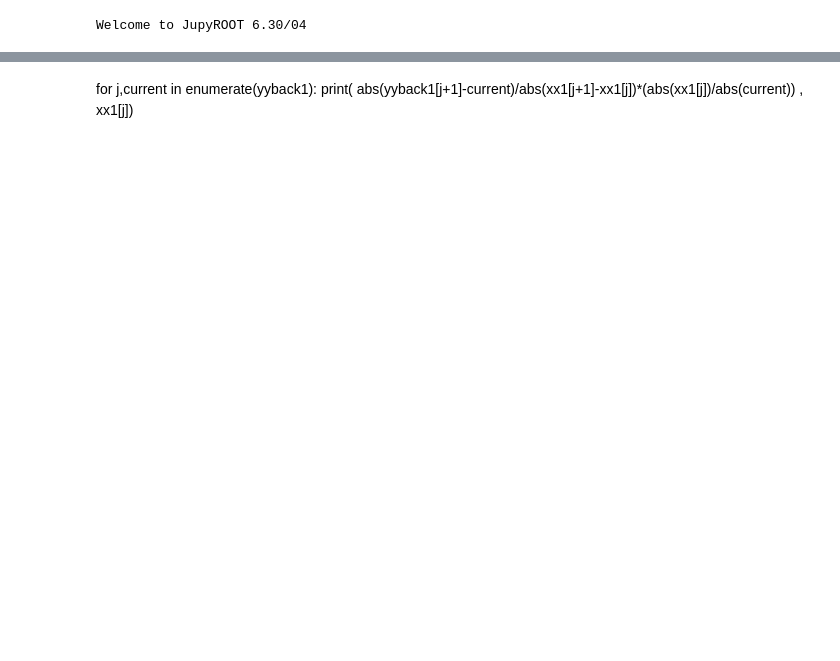
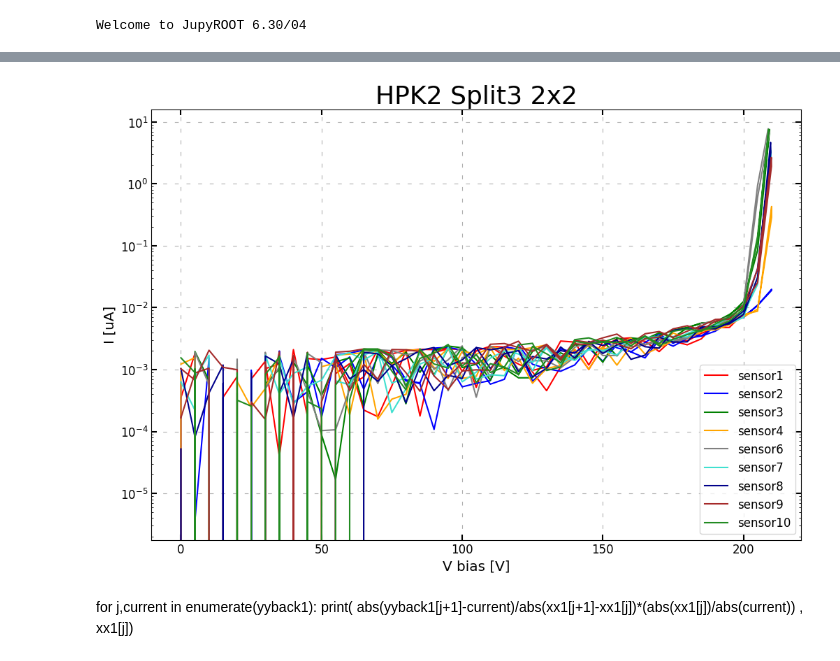
Before and after one commit to icosivi/Torino_ETL_QAQC, a Jupyter notebook: IV_plot.ipynb, the cells around one changed output, grey strips where cells are left out. Saved outputs shown, nothing was run; the diff lists cells and outputs as text; code cells hidden in the pictures; blank space fills up the shorter version.

Commit message:
Add plot_IV, add variables

```diff
--- a/IV_plot.ipynb
+++ b/IV_plot.ipynb
@@ -254,3 +34,71 @@ plt.show()
+# %%
+plt.figure( figsize = (12,8))
+plt.axes
+pippo=170
+
+# Load data
+data1 = pd.read_csv('/Users/icosivi/Desktop/2x2_TED_April2023/IV-W36-2x2-1.txt',delimiter='\t', nrows=pippo,skiprows=115)
+data2 = pd.read_csv('/Users/icosivi/Desktop/2x2_TED_April2023/IV-W36-2x2-2.txt',delimiter='\t', nrows=pippo,skiprows=115)
+data3 = pd.read_csv('/Users/icosivi/Desktop/2x2_TED_April2023/IV-W36-2x2-3.txt',delimiter='\t', nrows=pippo,skiprows=115)
+data4 = pd.read_csv('/Users/icosivi/Desktop/2x2_TED_April2023/IV-W36-2x2-4.txt',delimiter='\t', nrows=pippo,skiprows=115)
+data5 = pd.read_csv('/Users/icosivi/Desktop/2x2_TED_April2023/IV-W36-2x2-5.txt',delimiter='\t', nrows=pippo,skiprows=115)
+data6 = pd.read_csv('/Users/icosivi/Desktop/2x2_TED_April2023/IV-W36-2x2-6.txt',delimiter='\t', nrows=pippo,skiprows=115)
+data7 = pd.read_csv('/Users/icosivi/Desktop/2x2_TED_April2023/IV-W36-2x2-7.txt',delimiter='\t', nrows=pippo,skiprows=115)
+data8 = pd.read_csv('/Users/icosivi/Desktop/2x2_TED_April2023/IV-W36-2x2-8.txt',delimiter='\t', nrows=pippo,skiprows=115)
+data9 = pd.read_csv('/Users/icosivi/Desktop/2x2_TED_April2023/IV-W36-2x2-9.txt',delimiter='\t', nrows=pippo,skiprows=115)
+data10 = pd.read_csv('/Users/icosivi/Desktop/2x2_TED_April2023/IV-W36-2x2-10.txt',delimiter='\t', nrows=pippo,skiprows=115)
+
+# Plot
+x1 = data1['V4']*(-1)
+yback1 = data1['I_BACK']*1E06*(-1)
+plt.plot(x1, yback1,label="sensor1",color='r')
+
+x2 = data2['V4']*(-1)
+yback2 = data2['I_BACK']*1E06*(-1)
+plt.plot(x2, yback2,label="sensor2",color='b')
+
+x3 = data3['V4']*(-1)
+yback3 = data3['I_BACK']*1E06*(-1)
+plt.plot(x3, yback3,label="sensor3",color='g')
+
+x4 = data4['V4']*(-1)
+yback4 = data4['I_BACK']*1E06*(-1)
+plt.plot(x4, yback4,label="sensor4",color='orange')
+
+x5 = data5['V4']*(-1)
+yback5 = data5['I_BACK']*1E06*(-1)
+#plt.plot(x5, yback5,label="sensor1",color='black')
+
+x6 = data6['V4']*(-1)
+yback6 = data6['I_BACK']*1E06*(-1)
+plt.plot(x6, yback6,label="sensor6",color='grey')
+
+x7 = data7['V4']*(-1)
+yback7 = data7['I_BACK']*1E06*(-1)
+plt.plot(x7, yback7,label="sensor7",color='turquoise')
+
+x8 = data8['V4']*(-1)
+yback8 = data8['I_BACK']*1E06*(-1)
+plt.plot(x8, yback8,label="sensor8",color='darkblue')
+
+x9 = data9['V4']*(-1)
+yback9 = data9['I_BACK']*1E06*(-1)
+plt.plot(x9, yback9,label="sensor9",color='brown')
+
+x10 = data10['V4']*(-1)
+yback10 = data10['I_BACK']*1E06*(-1)
+plt.plot(x10, yback10,label="sensor10",color='forestgreen')
+
+plt.title('HPK2 Split3 2x2',fontsize=26)
+plt.xlabel('V bias [V]')
+plt.ylabel('I [uA]')
+plt.yscale("log")
+plt.legend(loc='lower right')
+plt.grid(linestyle=Linestyle4)
+#plt.show()
+plt.savefig("/Users/icosivi/Desktop/HPK2_split3_2x2.png")
+# %% [output]
+[figure, added]
 # %% [markdown]
 for j,current in enumerate(yyback1):
     print( abs(yyback1[j+1]-current)/abs(xx1[j+1]-xx1[j])*(abs(xx1[j])/abs(current)) ,     xx1[j])
```
Also changed, not shown: parts of 10 cells of this notebook.
